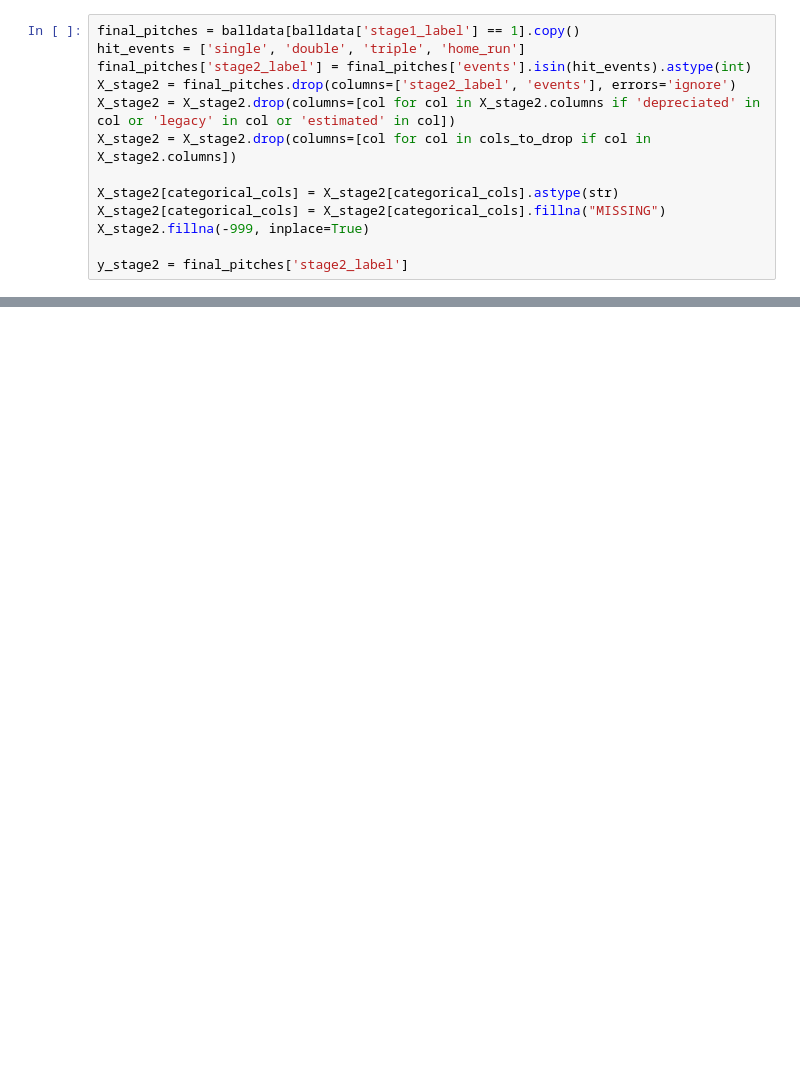
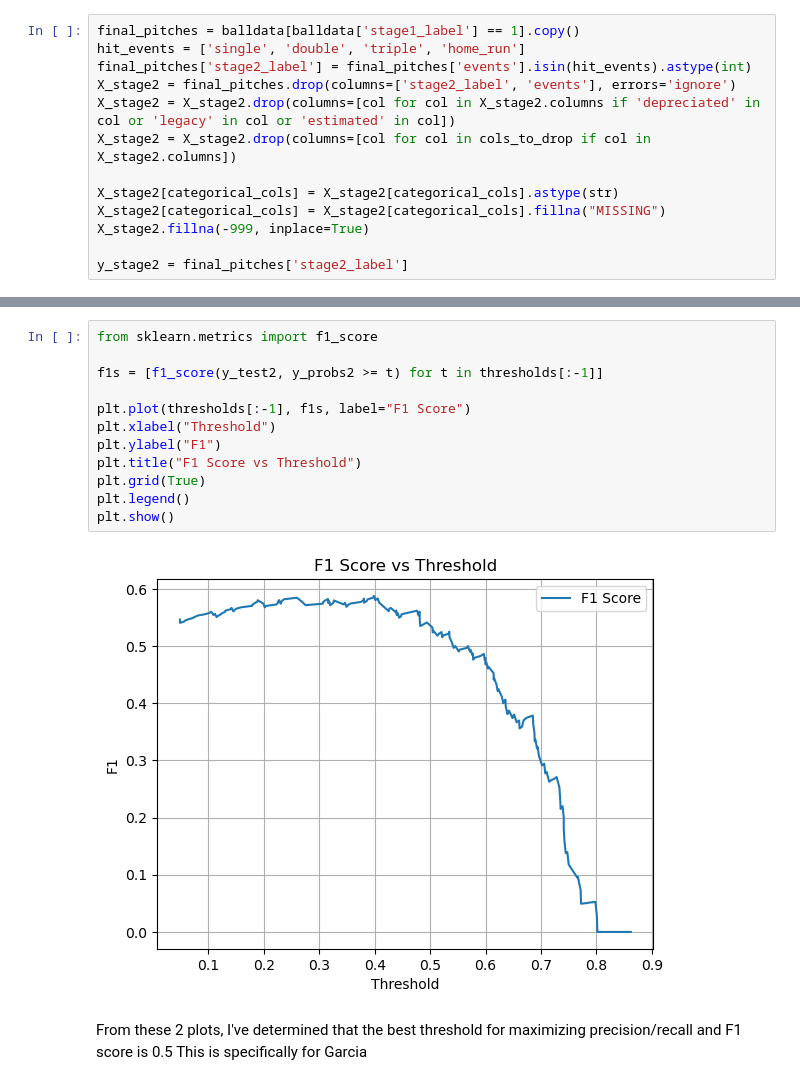
Before and after one commit to TDFelton/baseball_ML, a Jupyter notebook: two_stage.ipynb, the cells around one changed output, grey strips where cells are left out. Drawn from its saved outputs; the diff is of its cells as text; blank space fills up the shorter version.

```diff
--- a/two_stage.ipynb
+++ b/two_stage.ipynb
@@ -230,0 +264,17 @@ weighted avg      0.749     0.681     0.704     24352
+# %%
+from sklearn.metrics import f1_score
+
+f1s = [f1_score(y_test2, y_probs2 >= t) for t in thresholds[:-1]]
+
+plt.plot(thresholds[:-1], f1s, label="F1 Score")
+plt.xlabel("Threshold")
+plt.ylabel("F1")
+plt.title("F1 Score vs Threshold")
+plt.grid(True)
+plt.legend()
+plt.show()
+# %% [output]
+[figure, added]
+# %% [markdown]
+From these 2 plots, I've determined that the best threshold for maximizing precision/recall and F1 score is 0.5
+This is specifically for Garcia
```
Also changed, not shown: parts of 10 cells of this notebook, 14 other files.
